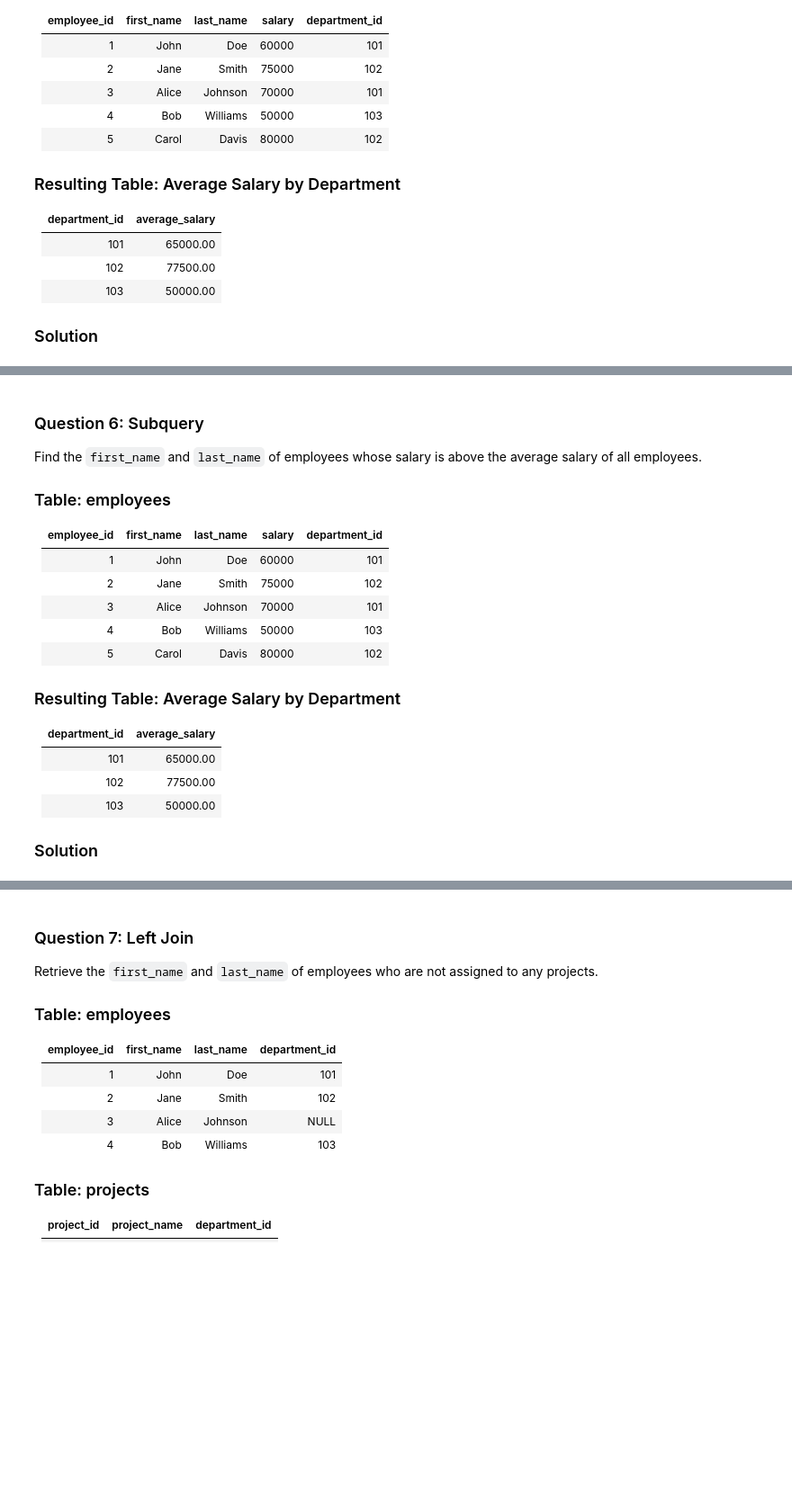
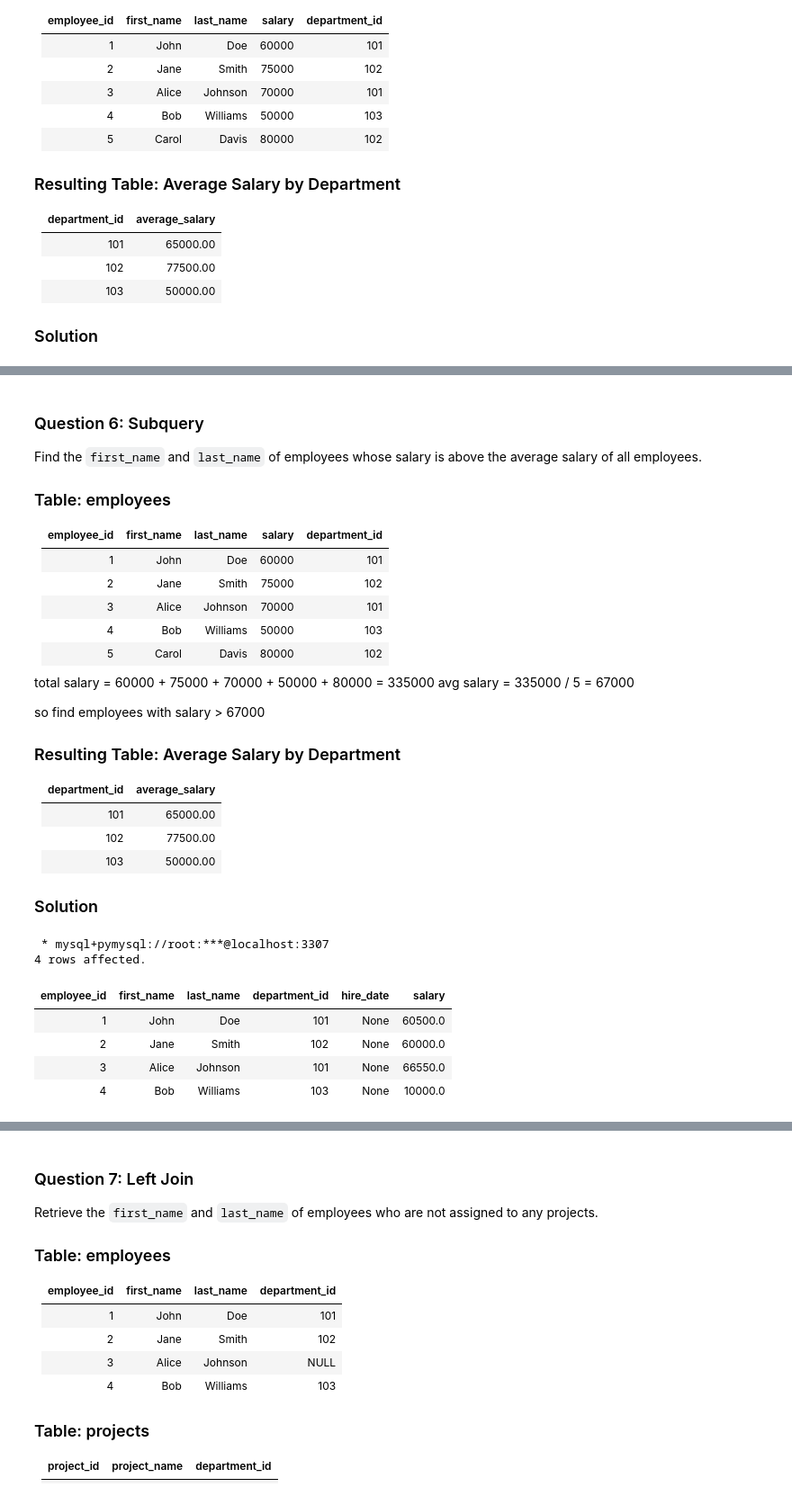
Before and after one commit to adamacadamy/tutorialDocuments, a Jupyter notebook: databases_lesson/RDBMS/exercises/exercise_2.ipynb, the cells around one changed output, grey strips where cells are left out. Shown at 90% size. Cells and saved outputs as stored; diff of their text form; code cells hidden in the pictures; blank space fills up the shorter version.

```diff
--- a/databases_lesson/RDBMS/exercises/exercise_2.ipynb
+++ b/databases_lesson/RDBMS/exercises/exercise_2.ipynb
@@ -251,7 +326,10 @@ Find the `first_name` and `last_name` of employees whose salary is above the ave
 | 4           | Bob        | Williams   | 50000   | 103           |
 | 5           | Carol      | Davis      | 80000   | 102           |
 
+total salary = 60000 + 75000 + 70000 + 50000 + 80000 = 335000
+avg  salary = 335000 / 5 = 67000
 
+so find employees with salary > 67000
 
 ### Resulting Table: Average Salary by Department
 
@@ -263,3 +341,14 @@ Find the `first_name` and `last_name` of employees whose salary is above the ave
 
 
 ### Solution
+# %%
+%%sql
+SELECT  * FROM employees;
+# %% [output]
+ * mysql+pymysql://root:***@localhost:3307
+4 rows affected.
+| employee_id | first_name | last_name | department_id | hire_date | salary |
+| 1 | John | Doe | 101 | None | 60500.0 |
+| 2 | Jane | Smith | 102 | None | 60000.0 |
+| 3 | Alice | Johnson | 101 | None | 66550.0 |
+| 4 | Bob | Williams | 103 | None | 10000.0 |
```
Also changed, not shown: parts of 15 cells of this notebook, 5 other files.
